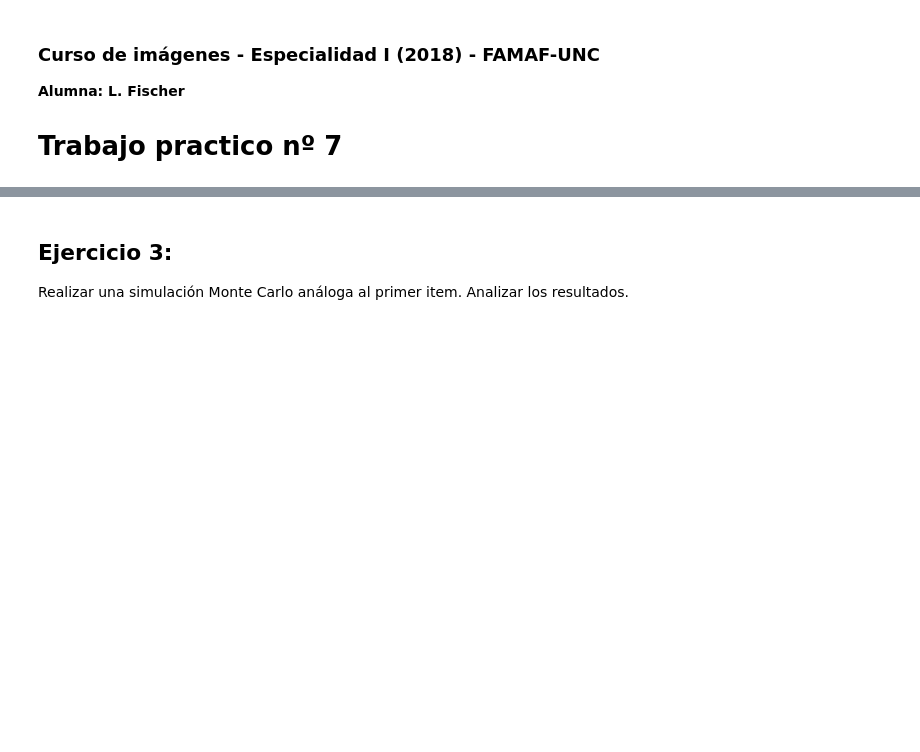
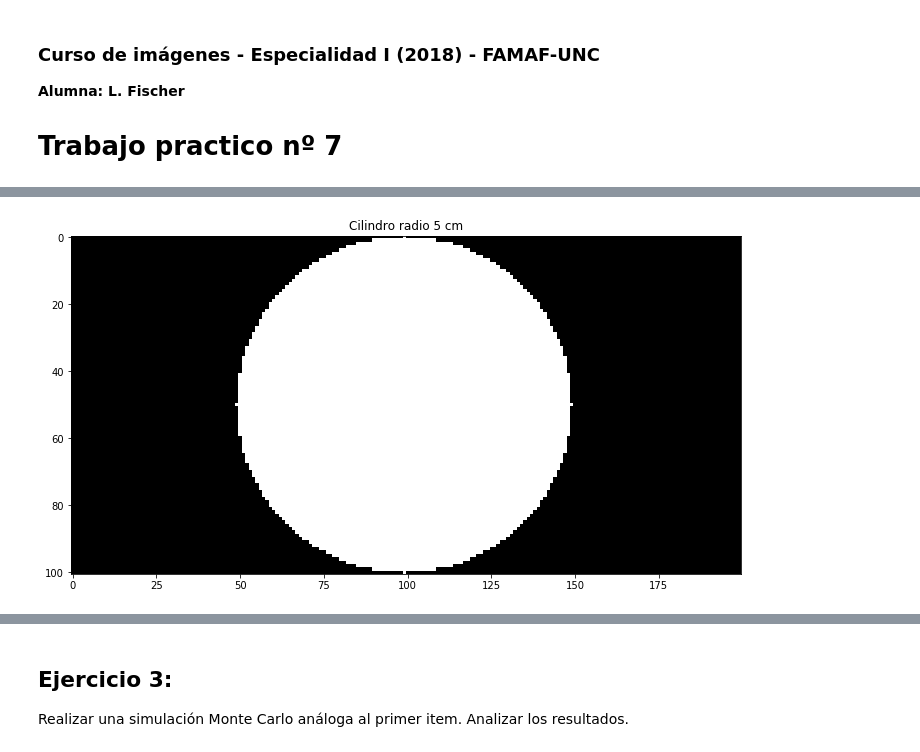
Before and after one commit to pap84/cim-practicos, a Jupyter notebook: larisa/Practico 7.ipynb, the cells around one changed output, grey strips where cells are left out. Cells and saved outputs as stored; diff of their text form; code cells hidden in the pictures; blank space fills up the shorter version.

```diff
--- a/larisa/Practico 7.ipynb
+++ b/larisa/Practico 7.ipynb
@@ -47,0 +28,43 @@ print(detector)
+# %%
+#Datos del problema
+E0= 50
+mu= 0.2269
+Delta_x = 0.1
+
+N= 101 #y (ancho cilindo, equivale a 10 cm, Tiene que ser un valor impar)
+M= 200 #x (hay detector)
+matriz_espacio = np.zeros([N,M])  # para probar la primera vez tomo "pixeles de 0.1 cm"
+
+#Resuelvo en un plano: creo el cilindo en la matriz
+
+#Defino el cilindo < R=5
+R = int(N/2.)
+
+if 0==np.mod(N,2):
+    N = N-1
+
+if np.mod(M,2)==0:
+    M = M-1
+
+c=[int(N/2.),int(M/2.)]
+
+#Funcion auxiliar: Norma Euclidea
+def euclidea(imagen, x1, x2, y1, y2):
+    DistanciaE = np.sqrt( (x1-x2)**2 + (y1-y2)**2)
+    return DistanciaE
+
+#Distacia ecuclidea:
+for i in range(M):
+    for j in range(N):
+        dist = euclidea(matriz_espacio, c[1], i, c[0], j)
+        if  R>= dist:
+            matriz_espacio[j,i] = 1
+        else:
+            matriz_espacio[j,i] = 0
+
+fig = plt.figure(figsize=(12,16))
+plt.imshow(matriz_espacio, cmap='gray')
+plt.title('Cilindro radio 5 cm')
+plt.show()
+# %% [output]
+[figure, added]
```
Also changed, not shown: parts of 12 cells of this notebook, 4 other files.
